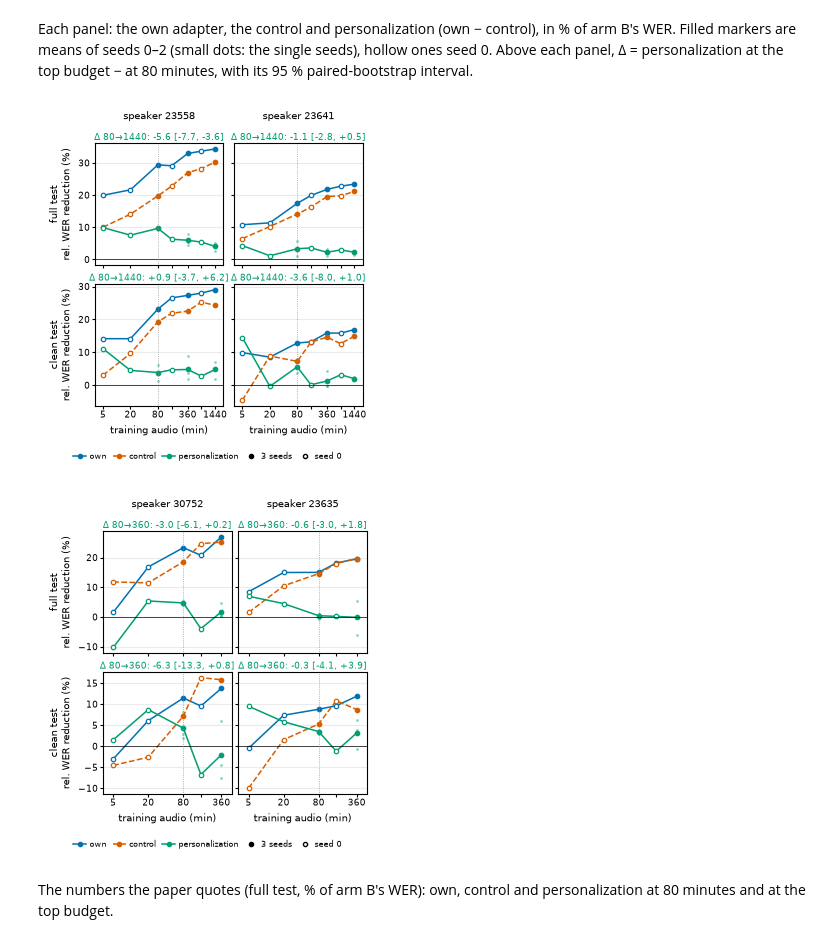
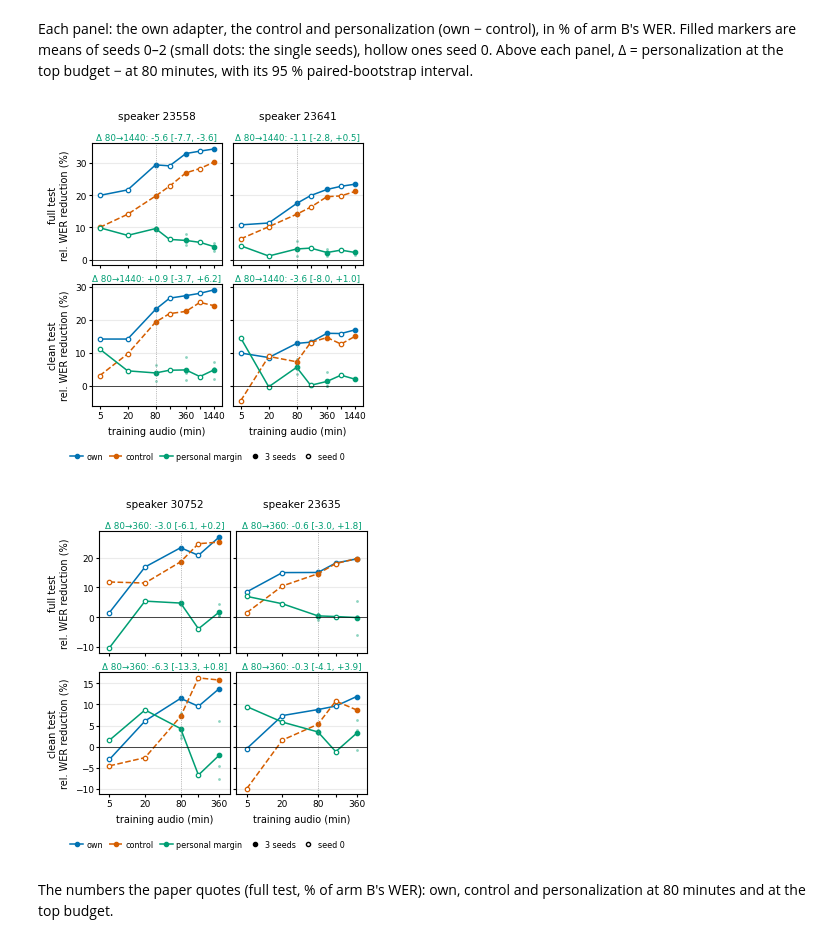
Before and after one commit to hadasy-tau/deep-learning-project, a Jupyter notebook: notebooks/training_run4_figures.ipynb, the cells around one changed output. Cells and saved outputs as stored; diff of their text form; code cells hidden in the pictures.

```diff
--- a/notebooks/training_run4_figures.ipynb
+++ b/notebooks/training_run4_figures.ipynb
@@ -53,39 +53,39 @@ def curve(speakers, xmax):
             ax = axes[r, c]; g = R[R.speaker == s]
             m = g.groupby('budget').agg(own=(pre + 'delta_rel', 'mean'), ctrl=(pre + 'control_delta_rel', 'mean'),
                                         pers=(pre + 'personalization_rel', 'mean'), n=('seed', 'nunique'))
             for col, colr, ls in (('own', C_OWN, '-'), ('ctrl', C_CTRL, '--'), ('pers', C_PERS, '-')):
                 y = 100 * m[col].values
                 ax.plot(m.index, y, ls, color=colr, lw=1.1)
                 for xi, yi, n in zip(m.index, y, m.n):
                     ax.plot(xi, yi, 'o', ms=3.2, color=colr, mfc=colr if n == 3 else 'white', mew=.9)
             for b, gb in g.groupby('budget'):
                 if len(gb) > 1: ax.scatter([b] * len(gb), 100 * gb[pre + 'personalization_rel'], s=4, color=C_PERS, alpha=.45, lw=0)
             ax.axhline(0, color='k', lw=.5); ax.axvline(80, color='grey', lw=.5, ls=':')
             ax.set_xscale('log'); ax.minorticks_off()
             ax.set_xticks(B, [str(b) if b not in (160, 720) else '' for b in B]); ax.set_xlim(B[0] / 1.5, B[-1] * 1.5)
             ax.grid(axis='y', alpha=.25); ax.tick_params(length=2, pad=1.5)
             d = C.loc[(s, key)]
             ax.set_title(f'Δ 80→{int(d.top_budget)}: {100*d.delta:+.1f} [{100*d.ci_lo:+.1f}, {100*d.ci_hi:+.1f}]', color=C_PERS, pad=2.5)
             if r == 0: ax.annotate(f'speaker {s}', (.5, 1.2), xycoords='axes fraction', ha='center', fontsize=7.5)
             if c == 0: ax.set_ylabel(f'{tname}\nrel. WER reduction (%)')
             if r == 1: ax.set_xlabel('training audio (min)')
     handles = [Line2D([], [], color=C_OWN, marker='o', ms=3, lw=1.1, label='own'),
                Line2D([], [], color=C_CTRL, ls='--', marker='o', ms=3, lw=1.1, label='control'),
-               Line2D([], [], color=C_PERS, marker='o', ms=3, lw=1.1, label='personalization'),
+               Line2D([], [], color=C_PERS, marker='o', ms=3, lw=1.1, label='personal margin'),
                Line2D([], [], color='k', marker='o', ms=3, ls='', label='3 seeds'),
                Line2D([], [], color='k', marker='o', ms=3, ls='', mfc='white', label='seed 0')]
     fig.legend(handles=handles, loc='lower center', ncol=5, frameon=False, bbox_to_anchor=(.5, -.01), fontsize=5.8,
                handlelength=1.6, columnspacing=.8, handletextpad=.4)
     fig.tight_layout(rect=(0, .05, 1, 1), h_pad=.6, w_pad=.4)
     return fig
 
 fig = curve([23558, 23641], 1440); save(fig, 'stage2_data_curve_24h'); plt.show()
 # %% [output]
-[figure, old version]
+[figure, new version]
 # %%
 fig = curve([30752, 23635], 360); save(fig, 'stage2_data_curve_6h'); plt.show()
 # %% [output]
-[figure, old version]
+[figure, new version]
 # %% [markdown]
 The numbers the paper quotes (full test, % of arm B's WER): own, control and personalization at 80 minutes and at the top budget.
 # %%
```
Also changed, not shown: 20 other files.
